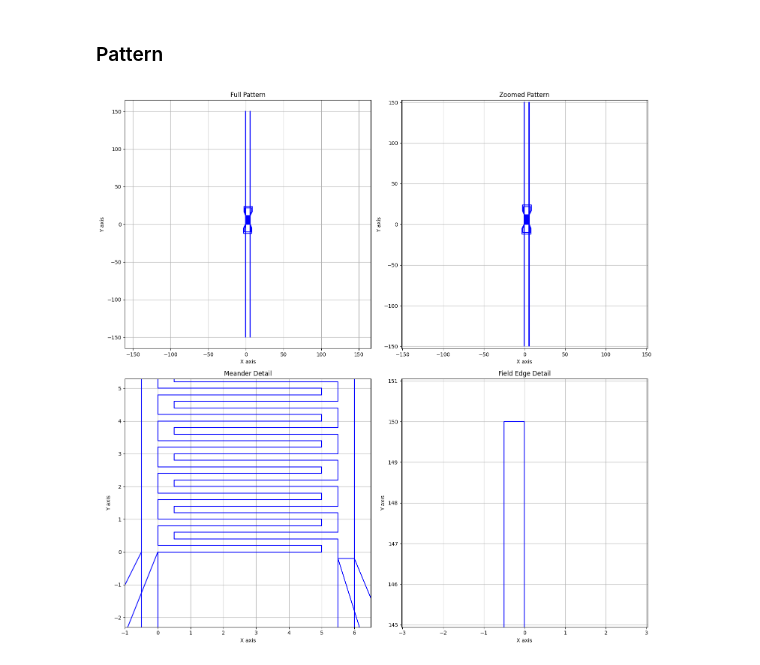
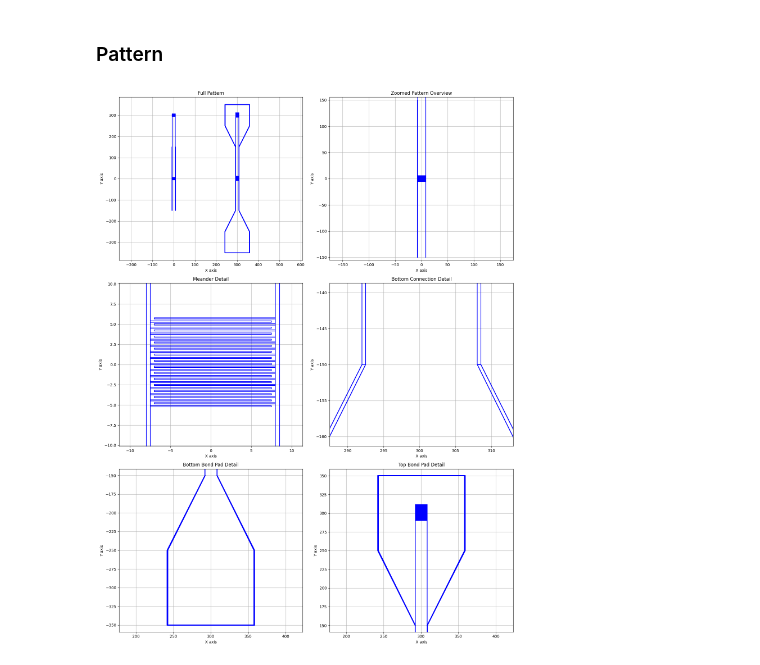
Before and after one commit to Hsin-Yeh/SNSPD_Analysis, a Jupyter notebook: Design/Linetest_wireond.ipynb, the cells around one changed output. Drawn from its saved outputs; the diff is of its cells as text; code cells hidden in the pictures.

```diff
--- a/Design/Linetest_wireond.ipynb
+++ b/Design/Linetest_wireond.ipynb
@@ -30,10 +30,13 @@ field_size = 300
 # %% [markdown]
 ### Pattern
 # %%
-xint1 = 0
-yint1 = 0
-for g in gap:
-    for w in width:
+
+for ig,g in enumerate(gap):
+    for iw, w in enumerate(width):
+        xoffset = ig*field_size
+        yoffset = iw*field_size
+        xint1 = -length/2 + xoffset
+        yint1 = -(g+w)*number_of_rectangles + yoffset
         x_position = xint1
         y_position = yint1
         for i in range(number_of_rectangles):
@@ -89,8 +92,6 @@ for g in gap:
         ]
         msp.add_lwpolyline(points, close=True)
 
-
-
 # Save the DXF file
 doc.saveas('lt_wb.dxf')
 # %%
@@ -129,71 +131,68 @@ for g in gap:
 # %%
-# Create a figure with four subplots
-fig, ((ax1, ax2), (ax3, ax4)) = plt.subplots(2, 2, figsize=(15, 15))
+# Create a figure with six subplots (3x2 layout)
+fig, ((ax1, ax2), (ax3, ax4), (ax5, ax6)) = plt.subplots(3, 2, figsize=(15, 20))
 
-# Plot the full pattern in the first subplot (unchanged)
+# Main pattern plotting
 for entity in msp:
     if entity.dxftype() == 'LWPOLYLINE':
         points = entity.get_points()
         x_coords = [p[0] for p in points]
         y_coords = [p[1] for p in points]
         ax1.plot(x_coords, y_coords, 'b-')
+        ax2.plot(x_coords, y_coords, 'b-')
+        ax3.plot(x_coords, y_coords, 'b-')
+        ax4.plot(x_coords, y_coords, 'b-')
+        ax5.plot(x_coords, y_coords, 'b-')
+        ax6.plot(x_coords, y_coords, 'b-')
 
+# Configure subplots
 ax1.grid(True)
 ax1.set_title('Full Pattern')
 ax1.set_xlabel('X axis')
 ax1.set_ylabel('Y axis')
 ax1.axis('equal')
 
-# Plot zoomed section in the second subplot (unchanged)
-for entity in msp:
-    if entity.dxftype() == 'LWPOLYLINE':
-        points = entity.get_points()
-        x_coords = [p[0] for p in points]
-        y_coords = [p[1] for p in points]
-        ax2.plot(x_coords, y_coords, 'b-')
-
 ax2.grid(True)
-ax2.set_title('Zoomed Pattern')
+ax2.set_title('Zoomed Pattern Overview')
 ax2.set_xlabel('X axis')
 ax2.set_ylabel('Y axis')
 ax2.axis('equal')
 ax2.set_xlim([-field_size/2, field_size/2])
 ax2.set_ylim([-field_size/2, field_size/2])
 
-# Plot meander detail in the third subplot (unchanged)
-for entity in msp:
-    if entity.dxftype() == 'LWPOLYLINE':
-        points = entity.get_points()
-        x_coords = [p[0] for p in points]
-        y_coords = [p[1] for p in points]
-        ax3.plot(x_coords, y_coords, 'b-')
-
 ax3.grid(True)
 ax3.set_title('Meander Detail')
 ax3.set_xlabel('X axis')
 ax3.set_ylabel('Y axis')
 ax3.axis('equal')
-ax3.set_xlim([-1, length + turning + 1])
-ax3.set_ylim([-1, 4])
-
-# Add fourth subplot showing the field edge
-for entity in msp:
-    if entity.dxftype() == 'LWPOLYLINE':
-        points = entity.get_points()
-        x_coords = [p[0] for p in points]
-        y_coords = [p[1] for p in points]
-        ax4.plot(x_coords, y_coords, 'b-')
+ax3.set_xlim([-length/2-turning-1, length/2+ turning+1])
+ax3.set_ylim([-(g+w)*number_of_rectangles, (g+w)*number_of_rectangles])
 
 ax4.grid(True)
-ax4.set_title('Field Edge Detail')
+ax4.set_title('Bottom Connection Detail')
 ax4.set_xlabel('X axis')
 ax4.set_ylabel('Y axis')
 ax4.axis('equal')
-# Set zoom limits to show field edge
-ax4.set_xlim([-2, 2])
-ax4.set_ylim([field_size/2 - 5, field_size/2 + 1])
+ax4.set_xlim([xint1-5, xint1+length+turning+5])
+ax4.set_ylim([-field_size/2-10, -field_size/2+10])
+
+ax5.grid(True)
+ax5.set_title('Bottom Bond Pad Detail')
+ax5.set_xlabel('X axis')
+ax5.set_ylabel('Y axis')
+ax5.axis('equal')
+ax5.set_xlim([xint1-bondpad_width-turning-turning-5, xint1+length+turning+turning+bondpad_width+5])
+ax5.set_ylim([-field_size/2-2*bondpad_length-turning-5, -field_size/2+5])
+
+ax6.grid(True)
+ax6.set_title('Top Bond Pad Detail')
+ax6.set_xlabel('X axis')
+ax6.set_ylabel('Y axis')
+ax6.axis('equal')
+ax6.set_xlim([xint2-length-turning-turning-bondpad_width-5, xint2+bondpad_width+turning+turning+5])
+ax6.set_ylim([field_size/2-5, field_size/2+2*bondpad_length+turning+5])
 
 plt.tight_layout()
 plt.show()
 # %% [output]
-[figure, old version]
+[figure, new version]
```
Also changed, not shown: parts of 2 cells of this notebook.
